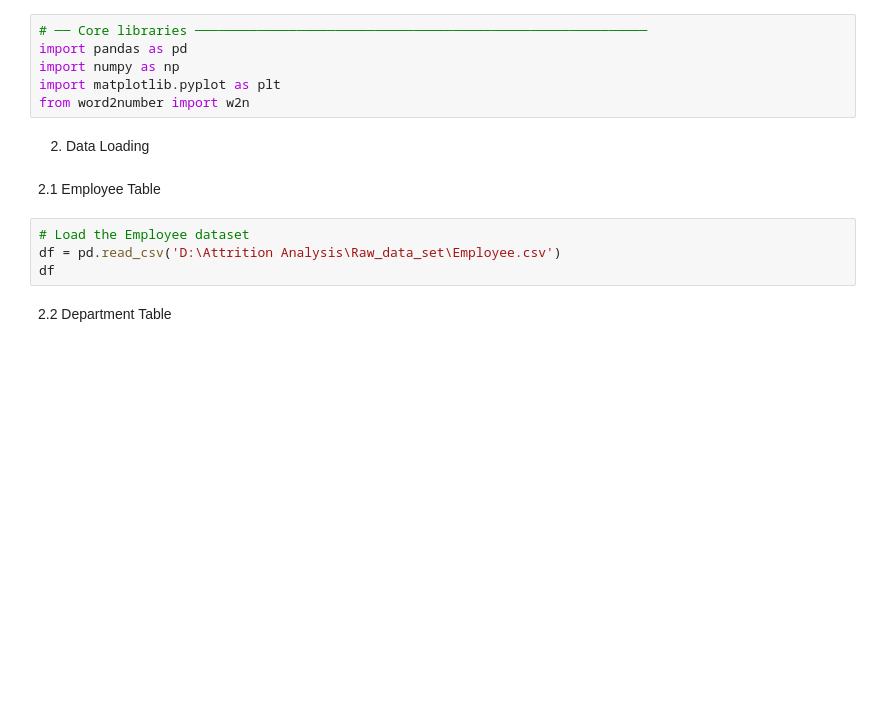
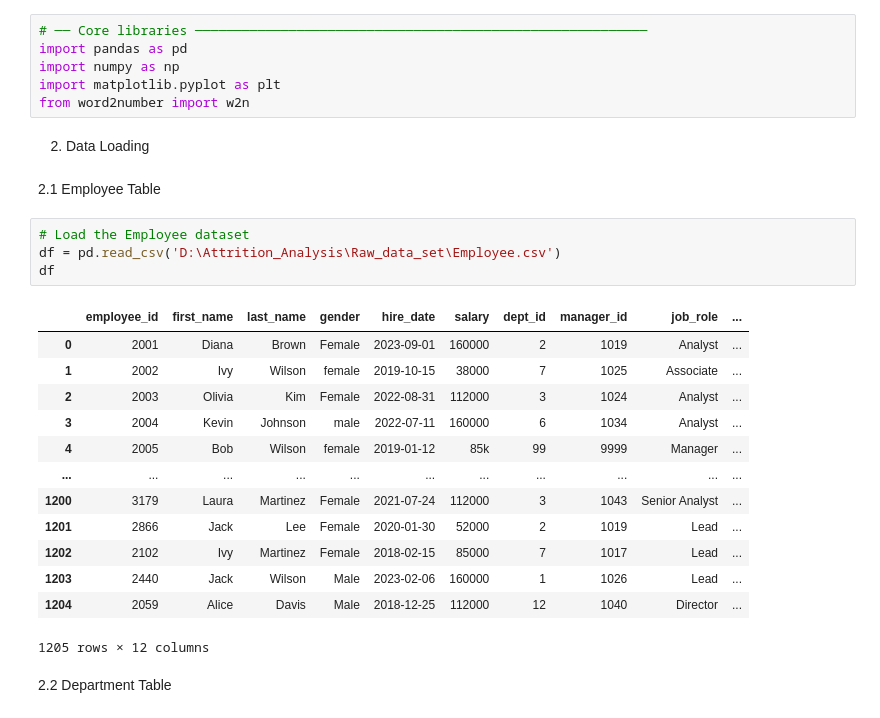
Before and after one commit to AmanSanadi/Attrition_Analysis, a Jupyter notebook: main.ipynb, the cells around one changed output. Drawn from its saved outputs; the diff is of its cells as text; blank space fills up the shorter version.

```diff
--- a/main.ipynb
+++ b/main.ipynb
@@ -38,8 +38,22 @@ from word2number import w2n
 2.1 Employee Table
 # %%
 # Load the Employee dataset
-df = pd.read_csv('D:\Attrition Analysis\Raw_data_set\Employee.csv')
+df = pd.read_csv('D:\Attrition_Analysis\Raw_data_set\Employee.csv')
 df
+# %% [output]
+|  | employee_id | first_name | last_name | gender | hire_date | salary | dept_id | manager_id | job_role | ... |
+| 0 | 2001 | Diana | Brown | Female | 2023-09-01 | 160000 | 2 | 1019 | Analyst | ... |
+| 1 | 2002 | Ivy | Wilson | female | 2019-10-15 | 38000 | 7 | 1025 | Associate | ... |
+| 2 | 2003 | Olivia | Kim | Female | 2022-08-31 | 112000 | 3 | 1024 | Analyst | ... |
+| 3 | 2004 | Kevin | Johnson | male | 2022-07-11 | 160000 | 6 | 1034 | Analyst | ... |
+| 4 | 2005 | Bob | Wilson | female | 2019-01-12 | 85k | 99 | 9999 | Manager | ... |
+| ... | ... | ... | ... | ... | ... | ... | ... | ... | ... | ... |
+| 1200 | 3179 | Laura | Martinez | Female | 2021-07-24 | 112000 | 3 | 1043 | Senior Analyst | ... |
+| 1201 | 2866 | Jack | Lee | Female | 2020-01-30 | 52000 | 2 | 1019 | Lead | ... |
+| 1202 | 2102 | Ivy | Martinez | Female | 2018-02-15 | 85000 | 7 | 1017 | Lead | ... |
+| 1203 | 2440 | Jack | Wilson | Male | 2023-02-06 | 160000 | 1 | 1026 | Lead | ... |
+| 1204 | 2059 | Alice | Davis | Male | 2018-12-25 | 112000 | 12 | 1040 | Director | ... |
+1205 rows × 12 columns
 # %% [markdown]
 2.2 Department Table
 # %%
```
Also changed, not shown: parts of 114 cells of this notebook, 5 other files.
